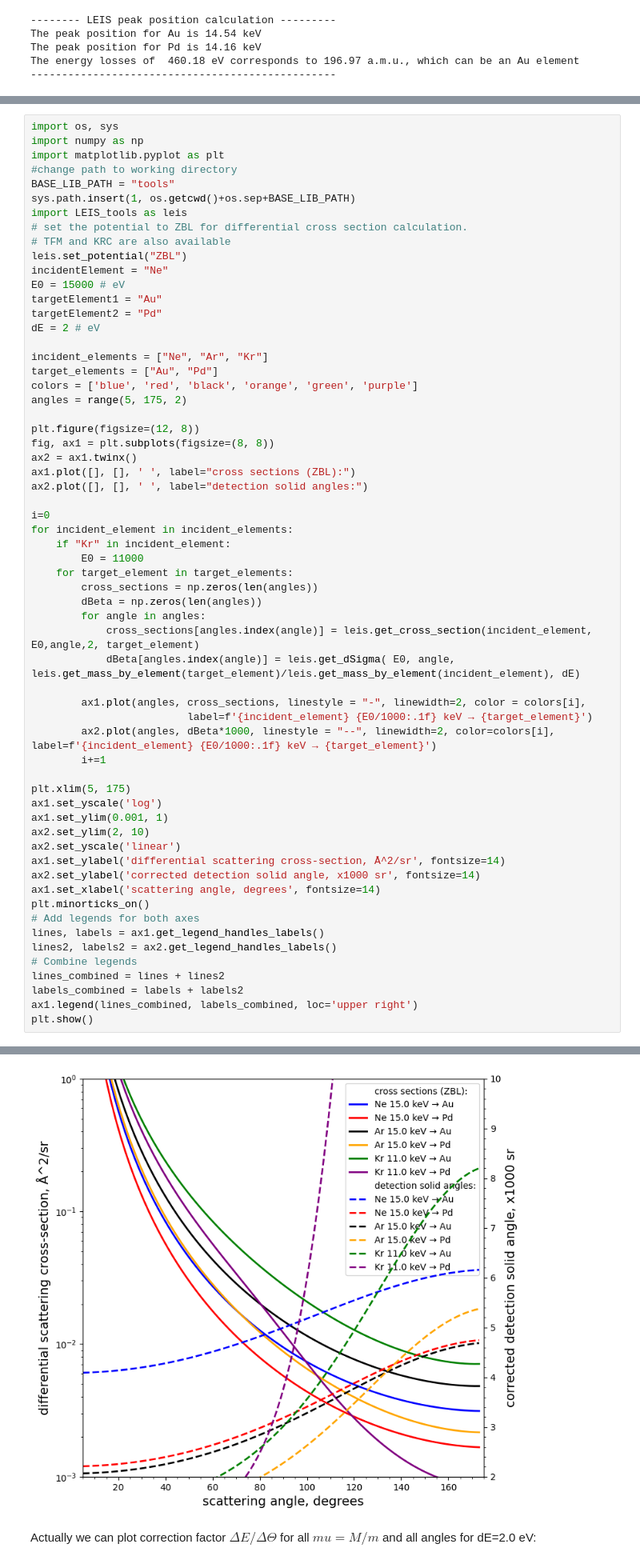
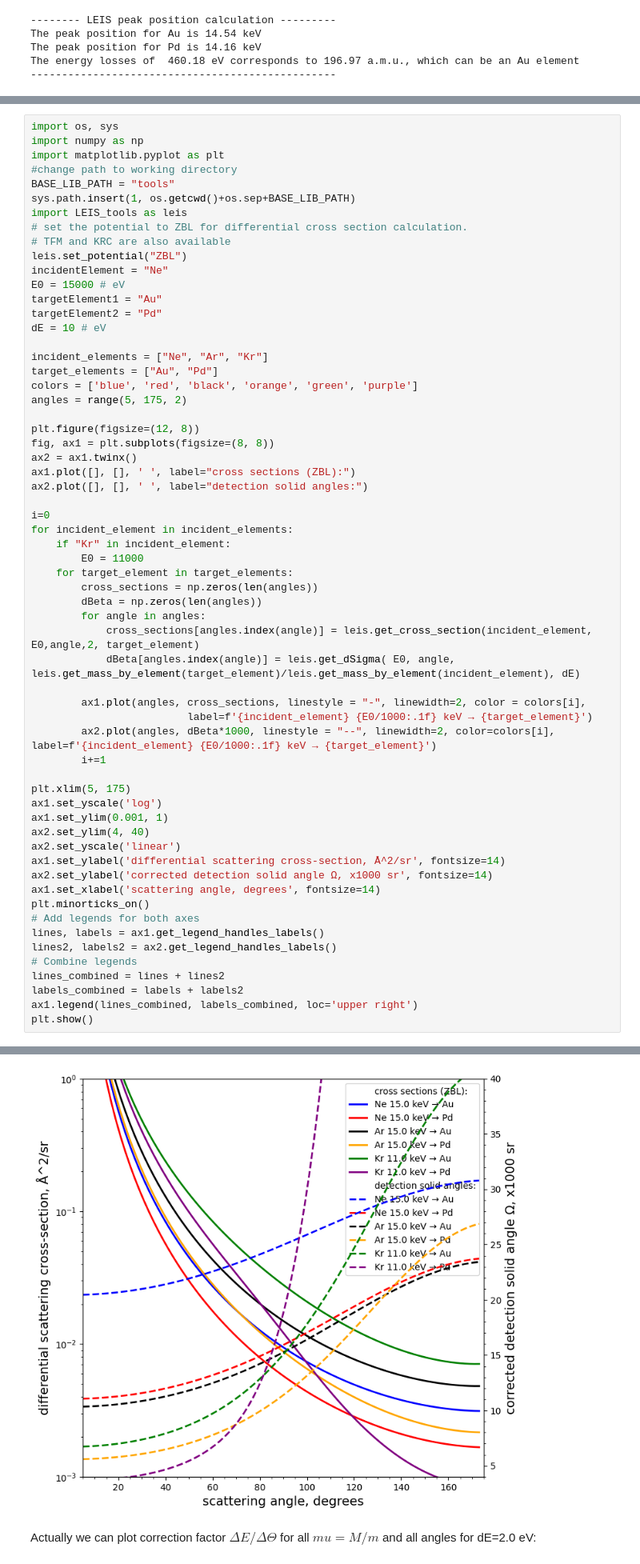
Before and after one commit to mauveferret/SpecRec, a Jupyter notebook: main_example.ipynb, the cells around one changed output, grey strips where cells are left out. Shown at 80% size. Drawn from its saved outputs; the diff is of its cells as text.

```diff
--- a/main_example.ipynb
+++ b/main_example.ipynb
@@ -148,7 +148,7 @@ incidentElement = "Ne"
 E0 = 15000 # eV
 targetElement1 = "Au"
 targetElement2 = "Pd"
-dE = 2 # eV
+dE = 10 # eV
 
 incident_elements = ["Ne", "Ar", "Kr"]
 target_elements = ["Au", "Pd"]
@@ -167,36 +167,36 @@ for incident_element in incident_elements:
         E0 = 11000
     for target_element in target_elements:
         cross_sections = np.zeros(len(angles))
         dBeta = np.zeros(len(angles))
         for angle in angles:
             cross_sections[angles.index(angle)] = leis.get_cross_section(incident_element, E0,angle,2, target_element)
             dBeta[angles.index(angle)] = leis.get_dSigma( E0, angle, leis.get_mass_by_element(target_element)/leis.get_mass_by_element(incident_element), dE)
 
         ax1.plot(angles, cross_sections, linestyle = "-", linewidth=2, color = colors[i],
                          label=f'{incident_element} {E0/1000:.1f} keV → {target_element}')
         ax2.plot(angles, dBeta*1000, linestyle = "--", linewidth=2, color=colors[i], label=f'{incident_element} {E0/1000:.1f} keV → {target_element}')
         i+=1
 
 plt.xlim(5, 175)
 ax1.set_yscale('log')
 ax1.set_ylim(0.001, 1)
-ax2.set_ylim(2, 10)
+ax2.set_ylim(4, 40)
 ax2.set_yscale('linear')
 ax1.set_ylabel('differential scattering cross-section, Å^2/sr', fontsize=14)
-ax2.set_ylabel('corrected detection solid angle, x1000 sr', fontsize=14)
+ax2.set_ylabel('corrected detection solid angle Ω, x1000 sr', fontsize=14)
 ax1.set_xlabel('scattering angle, degrees', fontsize=14)
 plt.minorticks_on()
 # Add legends for both axes
 lines, labels = ax1.get_legend_handles_labels()
 lines2, labels2 = ax2.get_legend_handles_labels()
 # Combine legends
 lines_combined = lines + lines2
 labels_combined = labels + labels2
 ax1.legend(lines_combined, labels_combined, loc='upper right')
 plt.show()
 # %% [output]
 <Figure size 1200x800 with 0 Axes>
-[figure, old version]
+[figure, new version]
 # %% [markdown]
 Actually we can plot correction factor $ \Delta E / \Delta \Theta $ for all $mu = M/m$ and all angles for dE=2.0 eV:
 # %%
```
Also changed, not shown: 1 other file.
